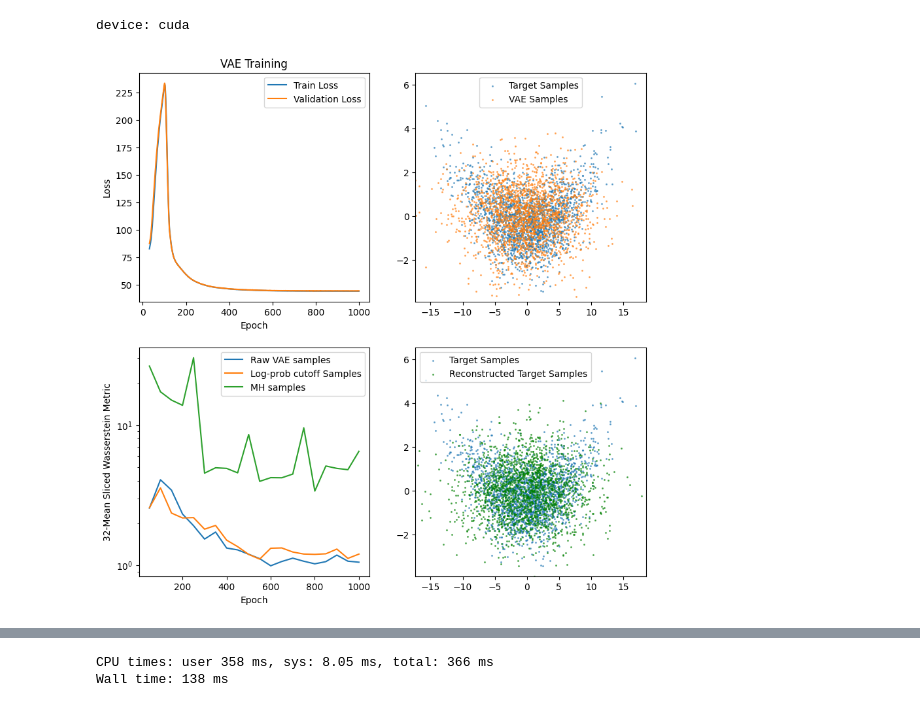
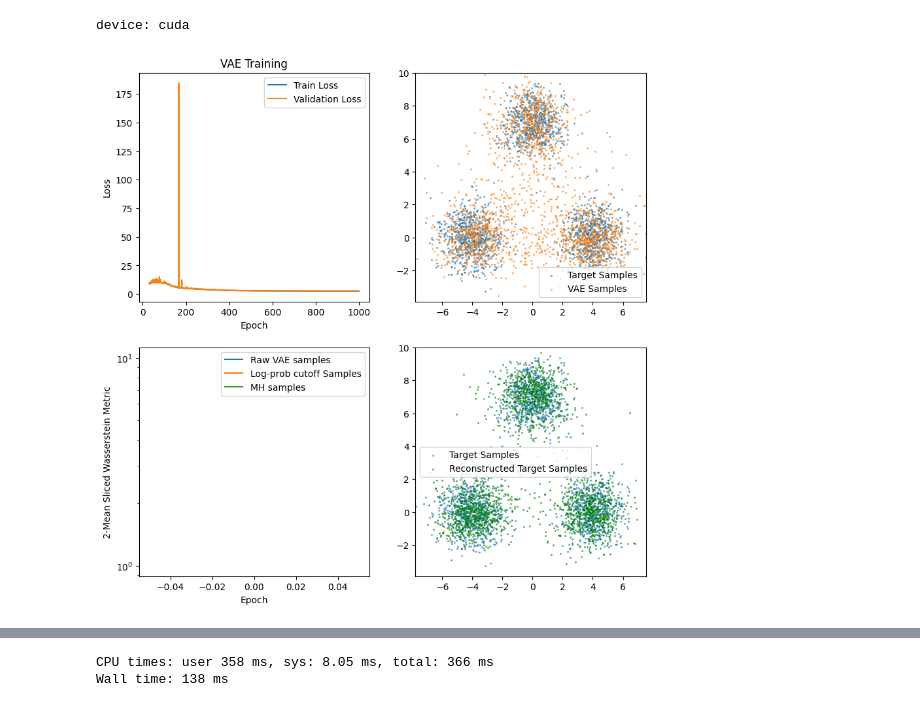
Before and after one commit to xapq/approximate-metropolis-hastings, a Jupyter notebook: VAE_Training.ipynb, the cells around one changed output, grey strips where cells are left out. Saved outputs shown, nothing was run; the diff lists cells and outputs as text; code cells hidden in the pictures.

```diff
--- a/VAE_Training.ipynb
+++ b/VAE_Training.ipynb
@@ -24,22 +24,28 @@ device: cuda
 # %%
 D = 32  # Data dimensionality
 target = Banana(dim=D, sigma=5.0, b=0.02, device=device)
+# %%
+D = 2
+target = create_gaussian_mixture(
+    means = torch.tensor([[-4., 0.], [4., 0.], [0., 7.]], device=device),
+    cov_matricies = torch.eye(2, device=device)
+)
 # %%
 distribution_metric = SlicedDistributionMetric(WassersteinMetric1d(), D)
 metric_name = 'Wasserstein Metric'
 # %%
-hidden_dims = (64, 64, 64, 64, 64)
+hidden_dims = (4, 4, 4, 4)
 latent_dim = D
 n_train_samples = 16_384
 x_train = target.sample((n_train_samples,))
 model = VAE(data_dim=D, hidden_dims=hidden_dims, latent_dim=latent_dim, device=device)
-#optimizer = torch.optim.AdamW(model.parameters(), lr=0.01)
+# optimizer = torch.optim.AdamW(model.parameters(), lr=0.01)
 optimizer = torch.optim.SGD(model.parameters(), lr=0.01, momentum=0.9)
 patience = 100
 scheduler = torch.optim.lr_scheduler.ReduceLROnPlateau(optimizer, factor=0.5, patience=patience, threshold=1e-4)
 trainer = VAETrainer(model, target, batch_size=2048, no_kl_penalty_epochs=100, kl_annealing_epochs=500, optimizer=optimizer, scheduler=scheduler, device=device)
 # scheduler = None
-trainer.fit(x_train, n_epochs=1000, plot_interval=50)
+trainer.fit(x_train, n_epochs=1000, plot_interval=20)
 # %% [output]
-[figure, old version]
+[figure, new version]
 Epoch 1000
```
Also changed, not shown: parts of 4 cells of this notebook, 1 other file.
